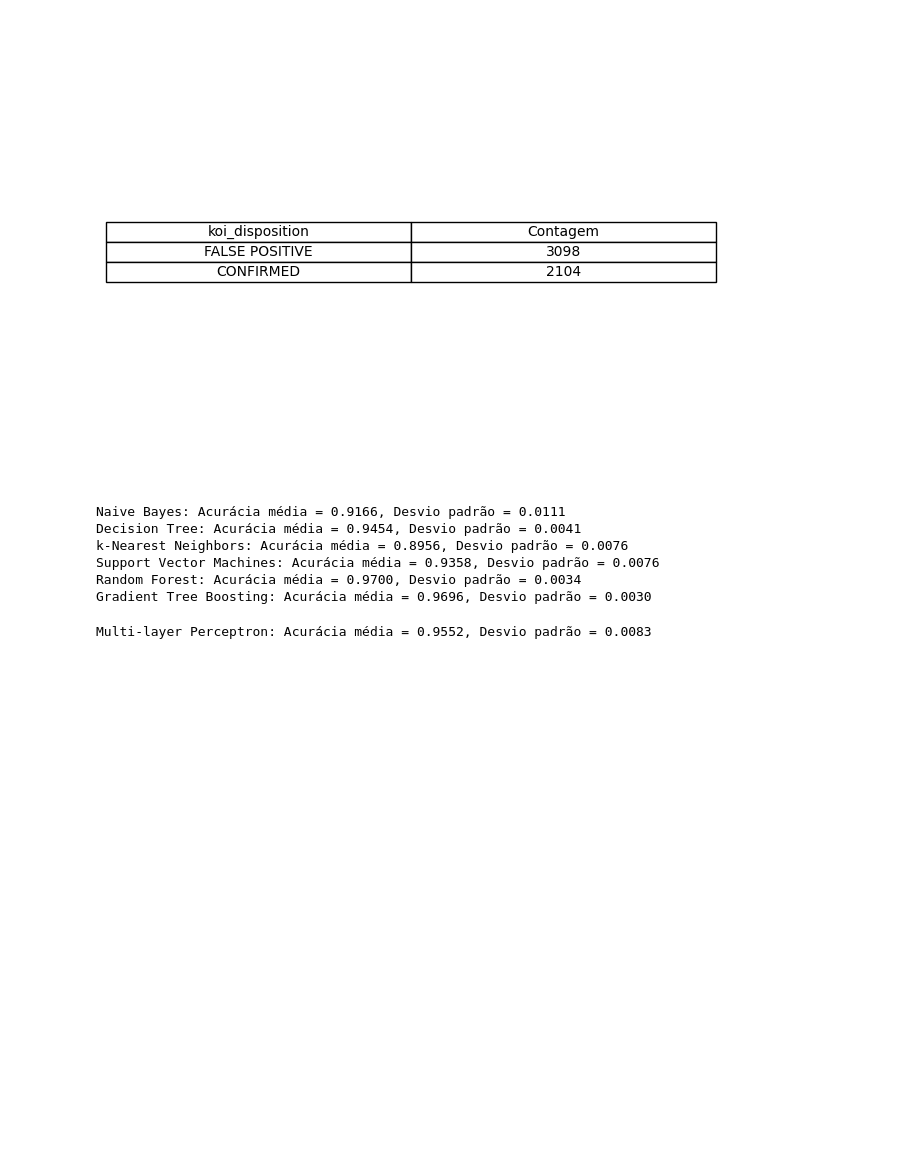
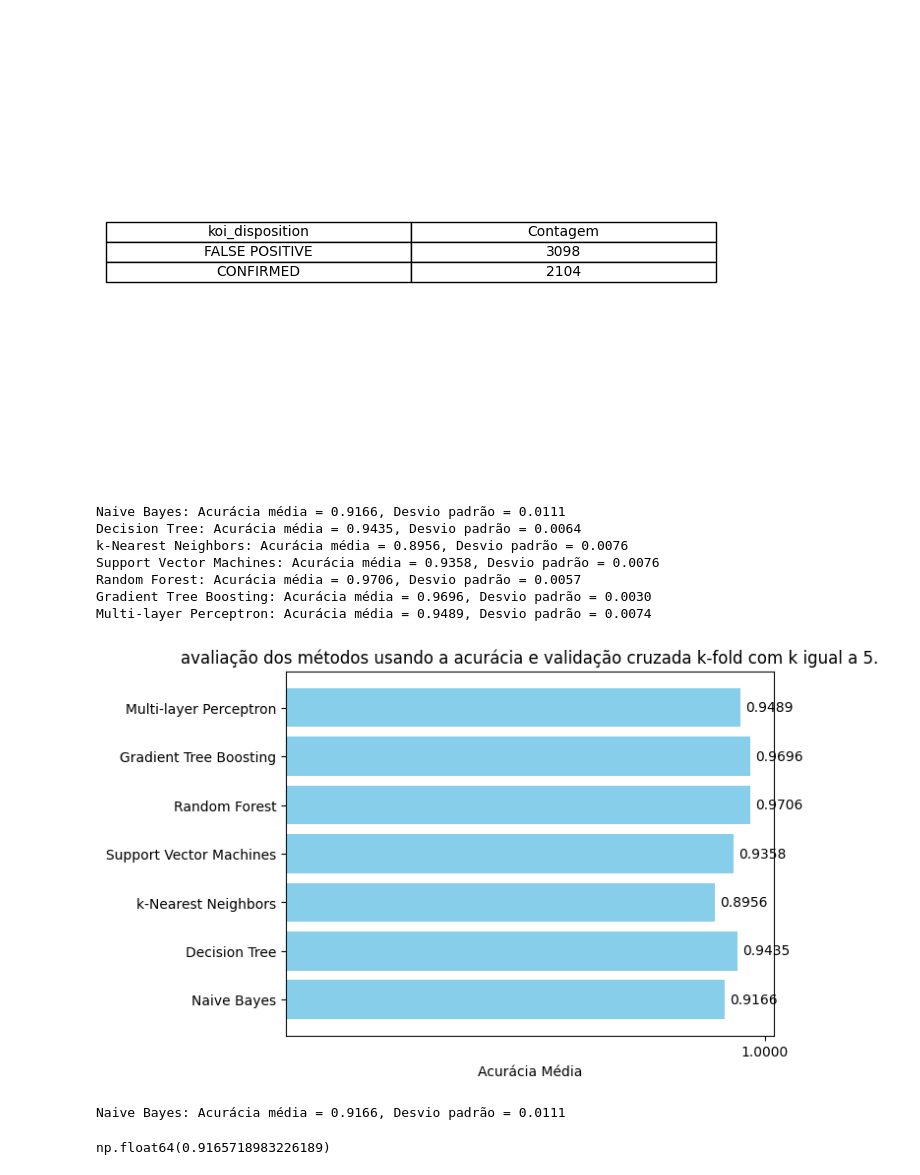
Before and after one commit to guinlops/INF-420-2024-1, a Jupyter notebook: TP4/main.ipynb, the cells around one changed output. Saved outputs shown, nothing was run; the diff lists cells and outputs as text; code cells hidden in the pictures; blank space fills up the shorter version.

Commit message:
Update Funcoes de avaliação para cada método

```diff
--- a/TP4/main.ipynb
+++ b/TP4/main.ipynb
@@ -115,21 +115,61 @@ models = {
 # %%
 kf = KFold(n_splits=5, shuffle=True, random_state=42)
 #Aqui, shuffle=True embaralha os dados antes de dividí-los, e random_state=42 garante que os resultados sejam reprodutíveis.
-# %%
-for model_name, model in models.items():
-    # Cria o pipeline com a normalização e o modelo
-    pipeline = make_pipeline(StandardScaler(), model)
-
-    # Executa a validação cruzada k-fold
-    scores = cross_val_score(pipeline, X, Y, cv=kf, scoring='accuracy')
-
-    # Exibe a acurácia média e o desvio padrão
-    print(f'{model_name}: Acurácia média = {scores.mean():.4f}, Desvio padrão = {scores.std():.4f}')
-# %% [output]
-Naive Bayes: Acurácia média = 0.9166, Desvio padrão = 0.0111
-Decision Tree: Acurácia média = 0.9454, Desvio padrão = 0.0041
-k-Nearest Neighbors: Acurácia média = 0.8956, Desvio padrão = 0.0076
-Support Vector Machines: Acurácia média = 0.9358, Desvio padrão = 0.0076
-Random Forest: Acurácia média = 0.9700, Desvio padrão = 0.0034
-Gradient Tree Boosting: Acurácia média = 0.9696, Desvio padrão = 0.0030
-Multi-layer Perceptron: Acurácia média = 0.9552, Desvio padrão = 0.0083
+# %%
+results = {}
+for model_name, model in models.items():
+    # Cria o pipeline com a normalização e o modelo
+    pipeline = make_pipeline(StandardScaler(), model)
+
+    # Executa a validação cruzada k-fold
+    scores = cross_val_score(pipeline, X, Y, cv=kf, scoring='accuracy')
+
+    # Armazena a acurácia média
+    print(f'{model_name}: Acurácia média = {scores.mean():.4f}, Desvio padrão = {scores.std():.4f}')
+    results[model_name] = scores.mean()
+
+# Criando o gráfico de barras para comparar as acurácias médias
+# Criando o gráfico de barras para comparar as acurácias médias
+fig, ax = plt.subplots()
+model_names = list(results.keys())
+mean_accuracies = list(results.values())
+
+bars = ax.barh(model_names, mean_accuracies, color='skyblue')
+
+# Adicionando marcações mais precisas no eixo x
+ax.set_xlabel('Acurácia Média')
+ax.set_title('avaliação dos métodos usando a acurácia e validação cruzada k-fold com k igual a 5.')
+
+# Ajustando as marcações do eixo x
+ax.xaxis.set_major_locator(plt.MaxNLocator(integer=True, prune='lower'))
+ax.xaxis.set_major_formatter(plt.FuncFormatter(lambda x, _: f'{x:.4f}'))
+
+# Adicionando anotações para os valores máximos
+for bar in bars:
+    width = bar.get_width()
+    ax.text(width + 0.01, bar.get_y() + bar.get_height()/2,
+            f'{width:.4f}', va='center', ha='left')
+
+plt.show()
+# %% [output]
+Naive Bayes: Acurácia média = 0.9166, Desvio padrão = 0.0111
+Decision Tree: Acurácia média = 0.9435, Desvio padrão = 0.0064
+k-Nearest Neighbors: Acurácia média = 0.8956, Desvio padrão = 0.0076
+Support Vector Machines: Acurácia média = 0.9358, Desvio padrão = 0.0076
+Random Forest: Acurácia média = 0.9706, Desvio padrão = 0.0057
+Gradient Tree Boosting: Acurácia média = 0.9696, Desvio padrão = 0.0030
+Multi-layer Perceptron: Acurácia média = 0.9489, Desvio padrão = 0.0074
+[figure, added]
+# %%
+def naive_bayes_experiment(X, Y, kf):
+    model = GaussianNB()
+    pipeline = make_pipeline(StandardScaler(), model)
+    scores = cross_val_score(pipeline, X, Y, cv=kf, scoring='accuracy')
+    mean_accuracy = scores.mean()
+    print(f'Naive Bayes: Acurácia média = {mean_accuracy:.4f}, Desvio padrão = {scores.std():.4f}')
+    return mean_accuracy
+
+naive_bayes_experiment(X, Y, kf)
+# %% [output]
+Naive Bayes: Acurácia média = 0.9166, Desvio padrão = 0.0111
+np.float64(0.9165718983226189)
```
Also changed, not shown: parts of 5 cells of this notebook, 1 other file.
